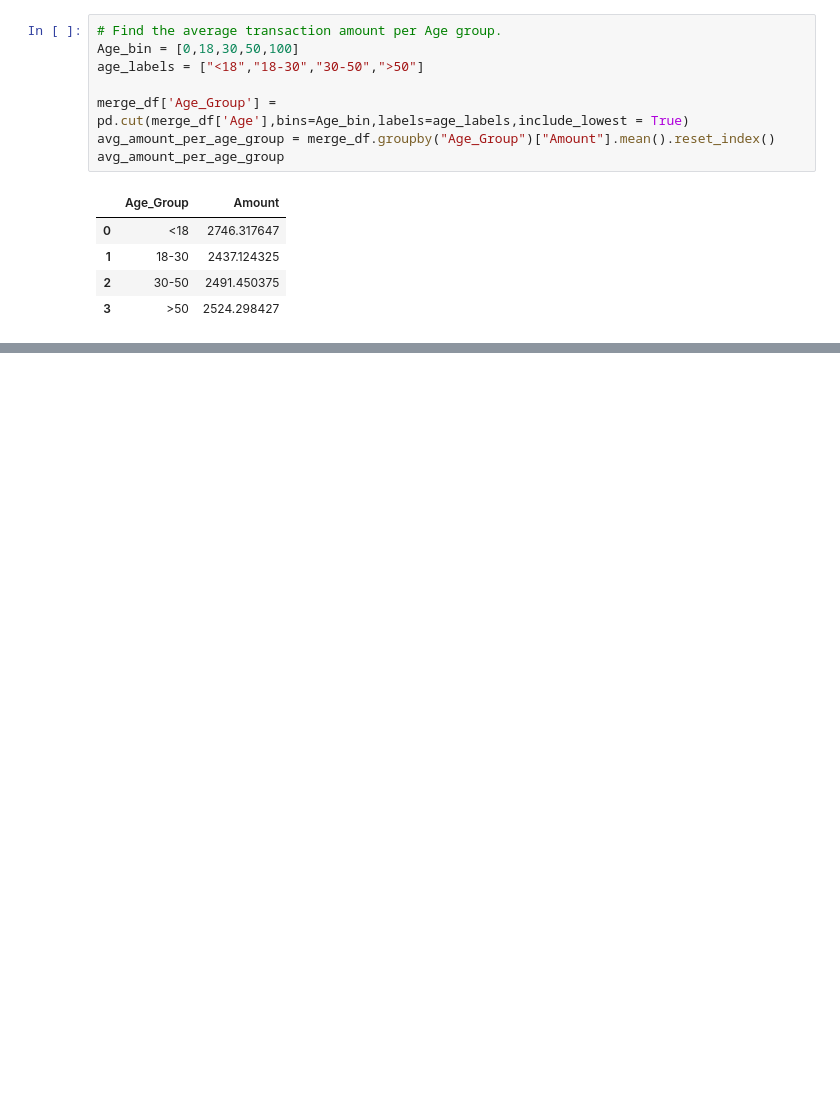
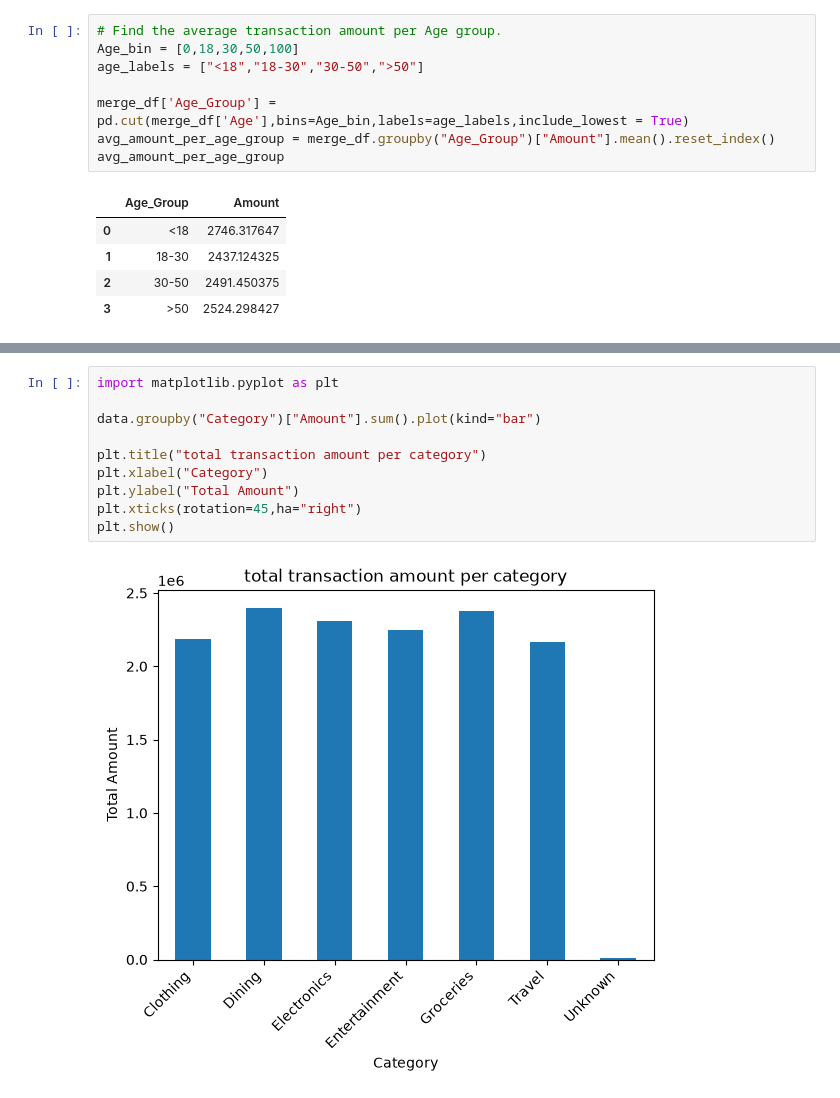
Before and after one commit to priyankrathoddd/Data-Science-Case-Study, a Jupyter notebook: Credit Card Case Study/Credit Card Case Study.ipynb, the cells around one changed output, grey strips where cells are left out. Saved outputs shown, nothing was run; the diff lists cells and outputs as text; blank space fills up the shorter version.

```diff
--- a/Credit Card Case Study/Credit Card Case Study.ipynb
+++ b/Credit Card Case Study/Credit Card Case Study.ipynb
@@ -517,0 +531,12 @@ avg_amount_per_age_group
+# %%
+import matplotlib.pyplot as plt
+
+data.groupby("Category")["Amount"].sum().plot(kind="bar")
+
+plt.title("total transaction amount per category")
+plt.xlabel("Category")
+plt.ylabel("Total Amount")
+plt.xticks(rotation=45,ha="right")
+plt.show()
+# %% [output]
+[figure, added]
```
Also changed, not shown: parts of 6 cells of this notebook.
